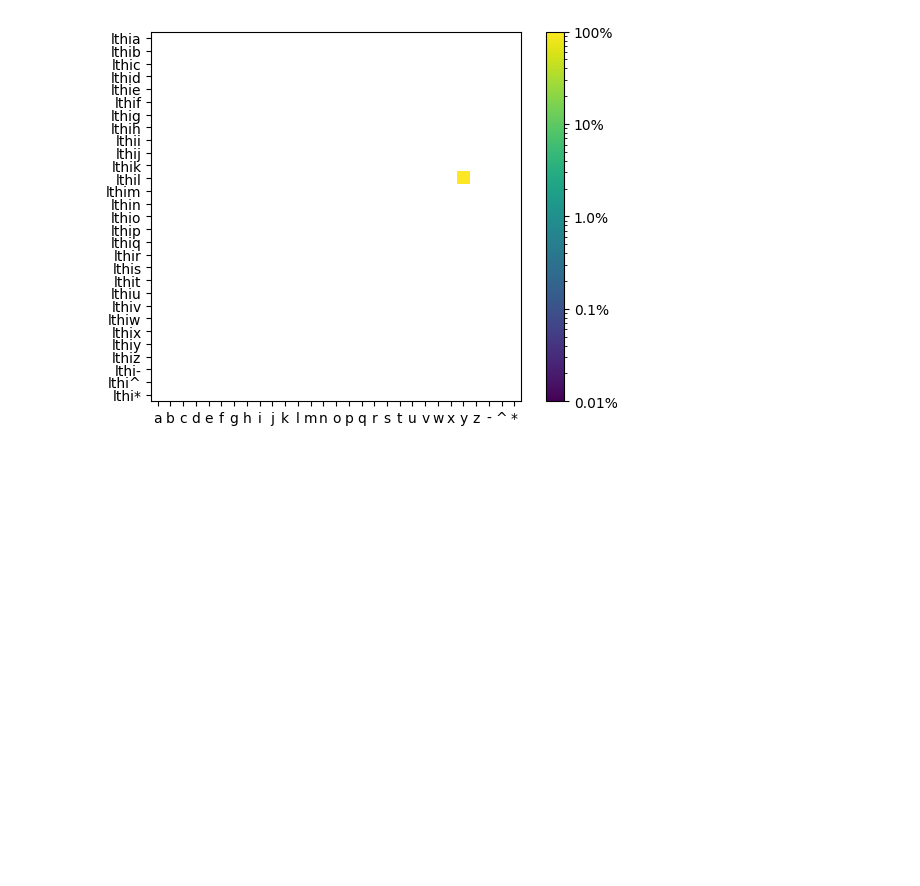
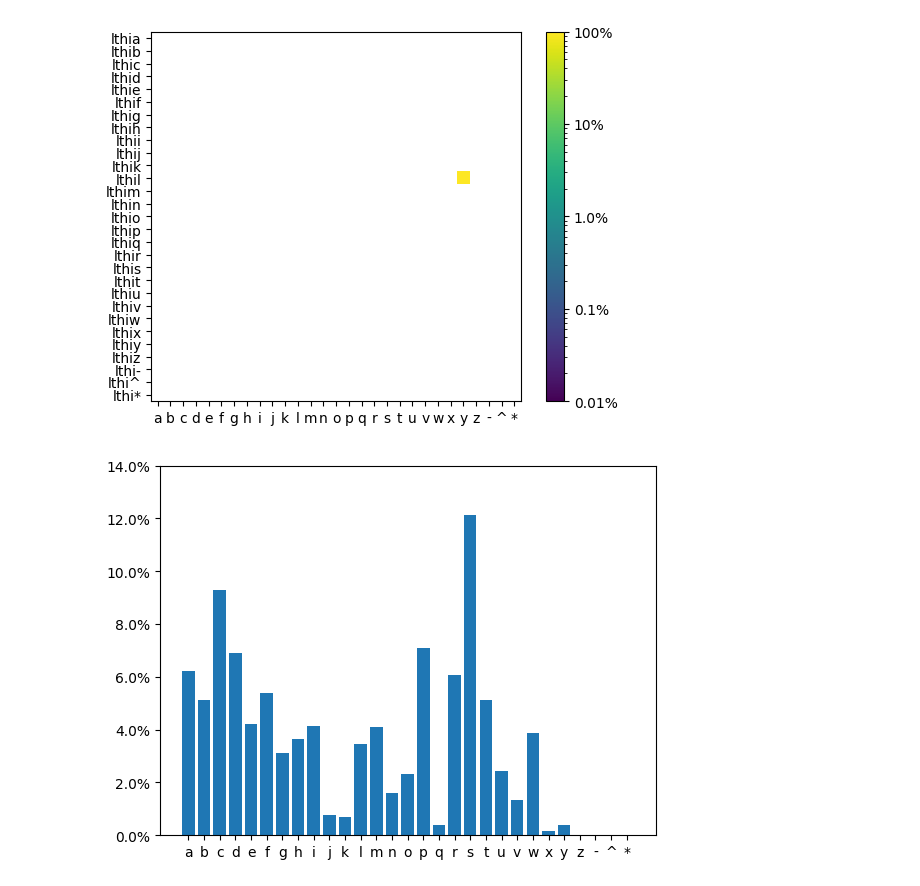
Before and after one commit to pauldubois98/GenerativeAI, a Jupyter notebook: predictNextLetter.ipynb, the cells around one changed output. Cells and saved outputs as stored; diff of their text form; code cells hidden in the pictures; blank space fills up the shorter version.

Commit message:
next one markov

```diff
--- a/predictNextLetter.ipynb
+++ b/predictNextLetter.ipynb
@@ -165,3 +165,20 @@ plot_next('^althi')
 # %% [output]
 Used letters: lthi
 [figure]
+# %%
+def plot_next1(letters='^'):
+    global nextS
+    global ALPHABET
+    used_letters = letters[-len(nextS)+1:]
+    if used_letters != letters:
+        print('Used letters:', used_letters)
+    letters_indexes = tuple([ALPHABET.index(letter) for letter in used_letters])
+    Y1 = nextS[len(letters_indexes)][letters_indexes]
+    plt.bar(range(N),Y1/(Y1.sum()))
+    plt.xticks(range(N), ALPHABET[:])
+    plt.yticks(ticks = plt.yticks()[0], labels = [str(round(x*100,2))+'%' for x in plt.yticks()[0]])
+    plt.show()
+# %%
+plot_next1()
+# %% [output]
+[figure, added]
```
Also changed, not shown: parts of 9 cells of this notebook.
